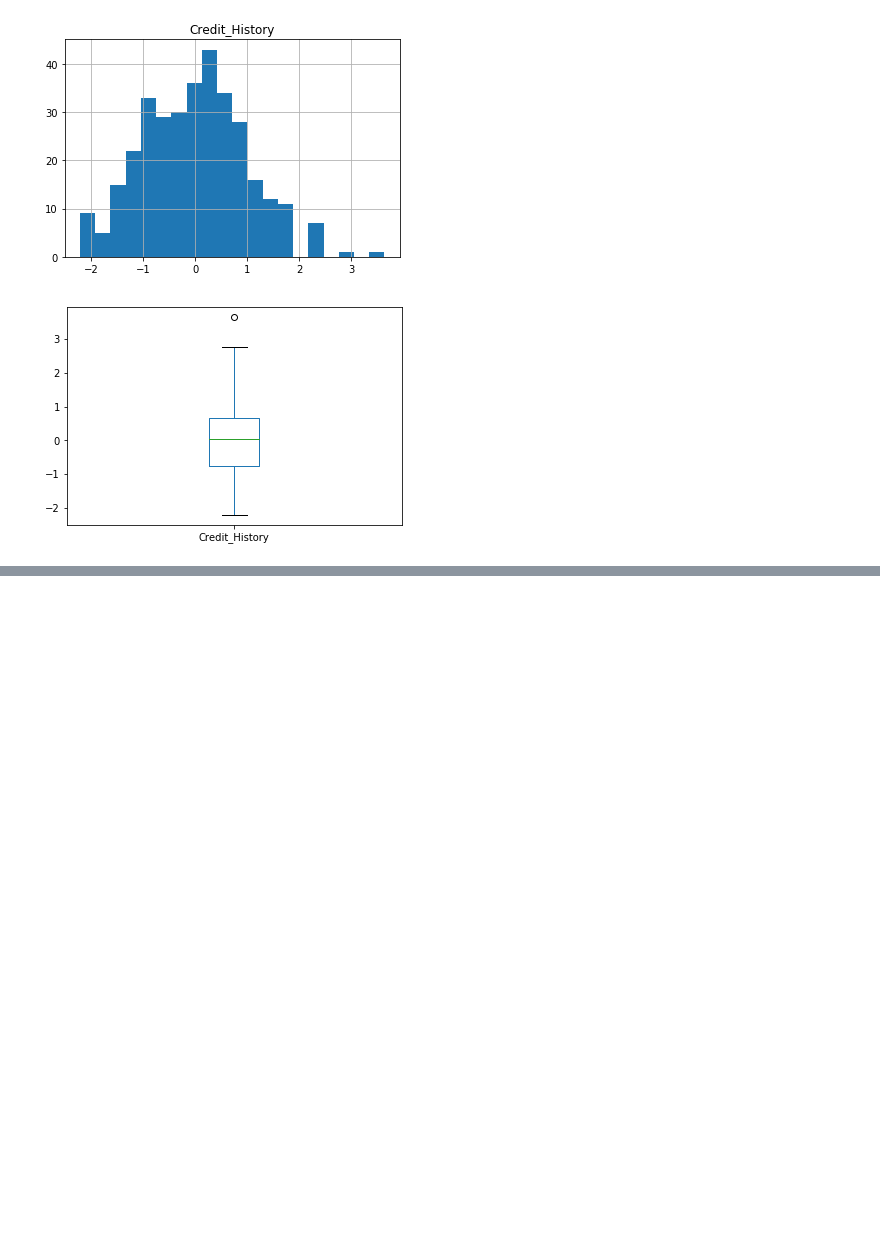
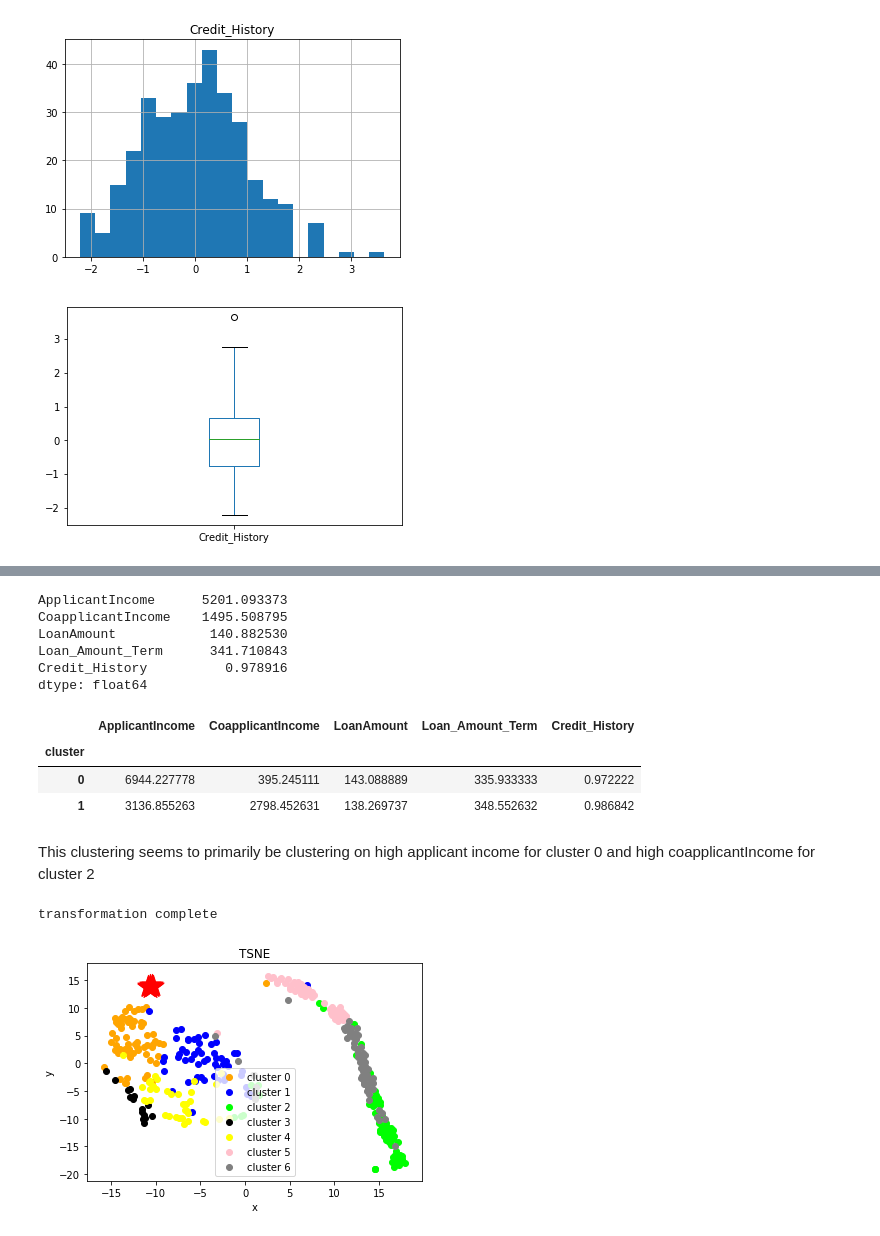
Before and after one commit to vipulpopat/MSCAI_Sem1_Etivity3, a Jupyter notebook: Etivity3_ClusteringManifoldLearning.ipynb, the cells around one changed output, grey strips where cells are left out. Drawn from its saved outputs; the diff is of its cells as text; code cells hidden in the pictures; blank space fills up the shorter version.

```diff
--- a/Etivity3_ClusteringManifoldLearning.ipynb
+++ b/Etivity3_ClusteringManifoldLearning.ipynb
@@ -228,0 +271,50 @@ Our clusters seems to imply the following information:
+# %%
+data['cluster'] = pd.Series(results[2][0].labels_, index=data.index)
+# %%
+data.drop('cluster', axis=1).mean()
+# %% [output]
+ApplicantIncome      5201.093373
+CoapplicantIncome    1495.508795
+LoanAmount            140.882530
+Loan_Amount_Term      341.710843
+Credit_History          0.978916
+dtype: float64
+# %%
+data.groupby('cluster').mean()
+# %% [output]
+|  | ApplicantIncome | CoapplicantIncome | LoanAmount | Loan_Amount_Term | Credit_History |
+| cluster |  |  |  |  |  |
+| 0 | 6944.227778 | 395.245111 | 143.088889 | 335.933333 | 0.972222 |
+| 1 | 3136.855263 | 2798.452631 | 138.269737 | 348.552632 | 0.986842 |
+# %%
+data.drop('cluster', axis=1, inplace=True)
+# %% [markdown]
+This clustering seems to primarily be clustering on high applicant income for cluster 0 and high coapplicantIncome for cluster 2
+# %%
+from sklearn.cluster import AffinityPropagation
+
+X = normal_robust_data
+
+# #############################################################################
+# Compute Affinity Propagation
+af = AffinityPropagation(preference=-50).fit(X)
+cluster_centers = af.cluster_centers_
+cluster_centers_indices = af.cluster_centers_indices_
+n_clusters = len(cluster_centers_indices)
+
+# append the cluster centers to the dataset
+data_and_centers = np.r_[data,cluster_centers]
+
+# project both the data and the cluster centers to a 2D space
+XYcoordinates = manifold.TSNE(n_components=2).fit_transform(data_and_centers)
+print("transformation complete")
+
+# plot the transformed examples and the centers
+# use the cluster assignment to colour the examples
+clustering_scatterplot(points=XYcoordinates[:-n_clusters,:],
+                       labels=af.labels_,
+                       centers=XYcoordinates[-n_clusters:,:],
+                       title='TSNE')
+# %% [output]
+transformation complete
+[figure, added]
```
Also changed, not shown: parts of 13 cells of this notebook.
